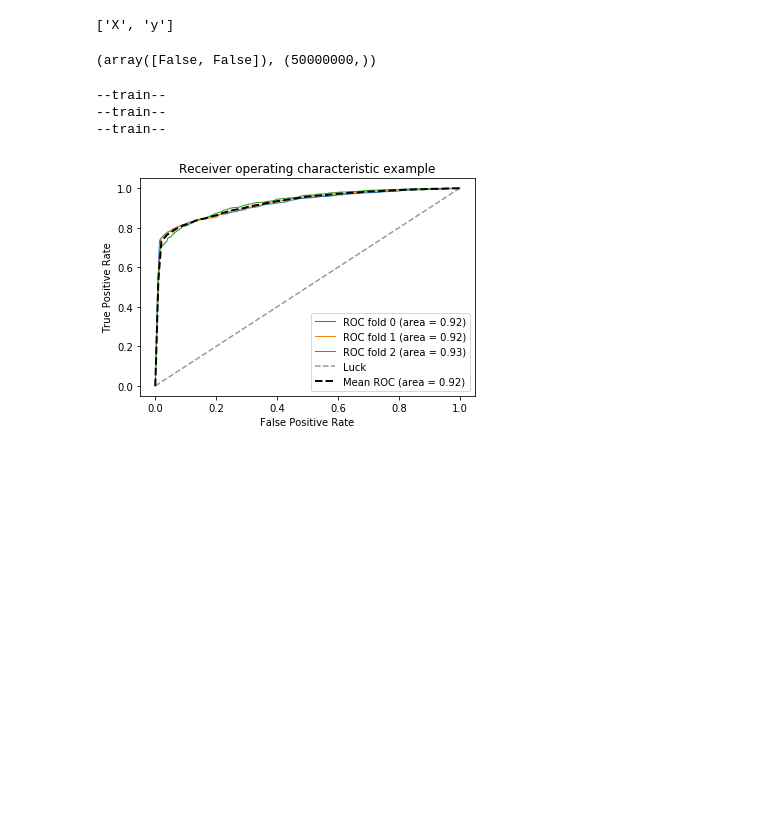
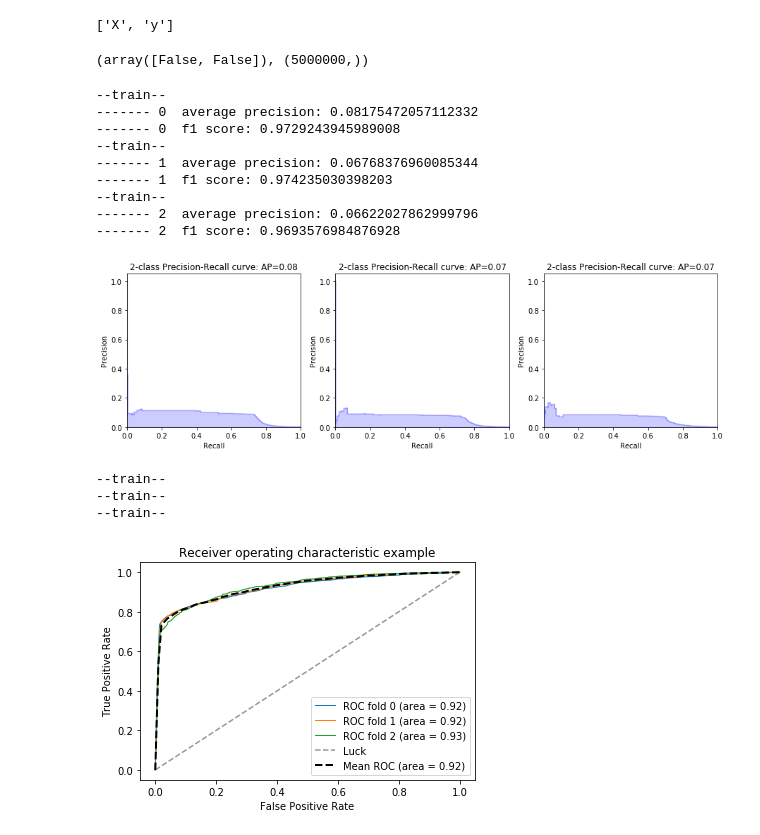
Before and after one commit to minging234/TalkingData_competition, a Jupyter notebook: workbook_linear_regression.ipynb, the cells around one changed output. Saved outputs shown, nothing was run; the diff lists cells and outputs as text; code cells hidden in the pictures; blank space fills up the shorter version.

```diff
--- a/workbook_linear_regression.ipynb
+++ b/workbook_linear_regression.ipynb
@@ -11,12 +15,12 @@ file.files
 X = file['X']
 y = file['y']
 # %%
-# X = X[:5000000]
-# y = y[:5000000]
+X = X[:5000000]
+y = y[:5000000]
 # %%
 y[:2],y.shape
 # %% [output]
-(array([False, False]), (50000000,))
+(array([False, False]), (5000000,))
 # %%
 import numpy as np
 from scipy import interp
@@ -32,3 +41,49 @@ cv = StratifiedKFold(y, n_folds=3)
+# %%
+from sklearn.metrics import average_precision_score
+from sklearn.metrics import precision_recall_curve
+from sklearn.metrics import f1_score
+import matplotlib.pyplot as plt
+
+
+figure(figsize=(15,4))
+
+for i, (train, test) in enumerate(cv):
+    print("--train--")
+    model = classifer.fit(X[train], y[train])
+    probas_ = model.predict_proba(X[test])
+    outc = model.predict(X[test])
+    # Compute PRC curve and area the curve
+    average_precision = average_precision_score(y[test], probas_[:, 1])
+    f1 = f1_score(y[test], outc, average='weighted')
+    print("-------",i," average precision:", average_precision)
+    print("-------",i," f1 score:", f1)
+
+    precision, recall, _ = precision_recall_curve(y[test], probas_[:, 1])
+
+    ax=subplot(1,3,i+1) #,aspect='equal')
+
+    plt.step(recall, precision, color='b', alpha=0.2,
+         where='post')
+    plt.fill_between(recall, precision, step='post', alpha=0.2,
+                     color='b')
+
+    plt.xlabel('Recall')
+    plt.ylabel('Precision')
+    plt.ylim([0.0, 1.05])
+    plt.xlim([0.0, 1.0])
+    plt.title('2-class Precision-Recall curve: AP={0:0.2f}'.format(
+              average_precision))
+# %% [output]
+--train--
+------- 0  average precision: 0.08175472057112332
+------- 0  f1 score: 0.9729243945989008
+--train--
+------- 1  average precision: 0.06768376960085344
+------- 1  f1 score: 0.974235030398203
+--train--
+------- 2  average precision: 0.06622027862999796
+------- 2  f1 score: 0.9693576984876928
+[figure, added]
 # %%
 mean_tpr = 0.0
 mean_fpr = np.linspace(0, 1, 100)
```
Also changed, not shown: parts of 4 cells of this notebook, 1 other file.
